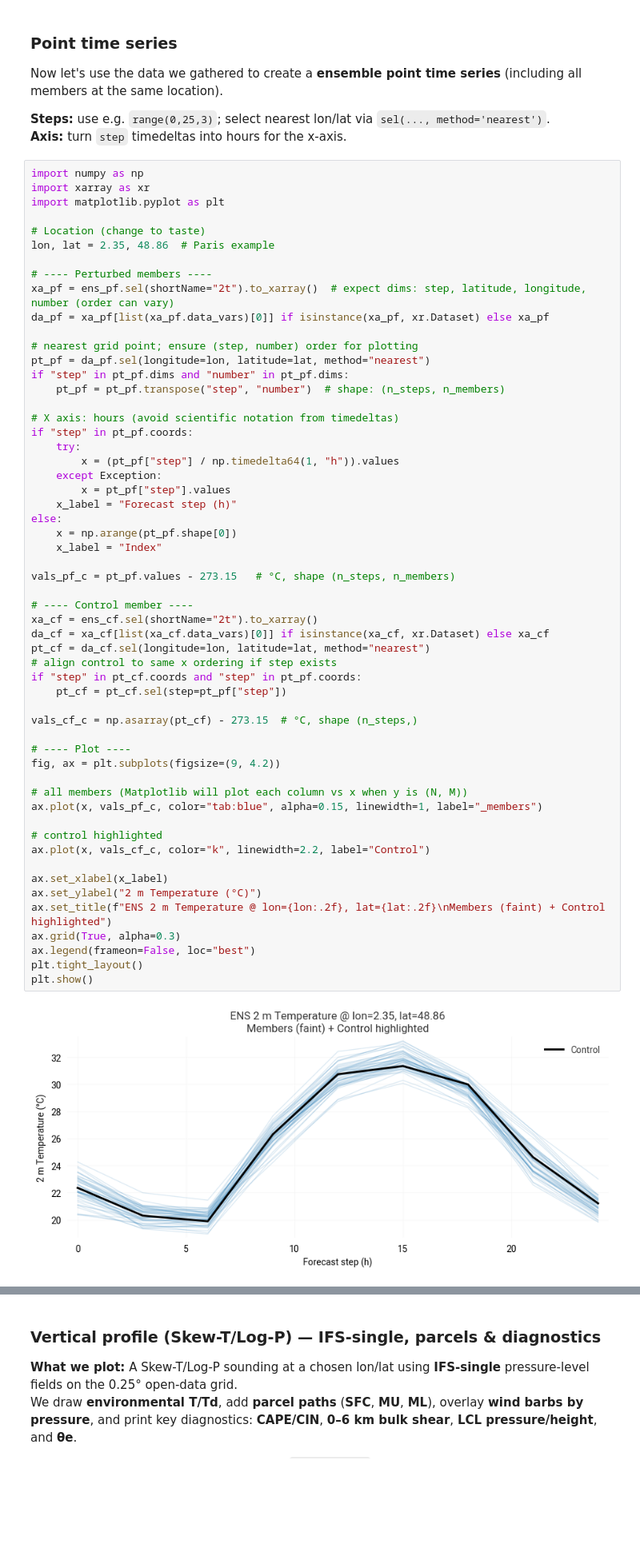
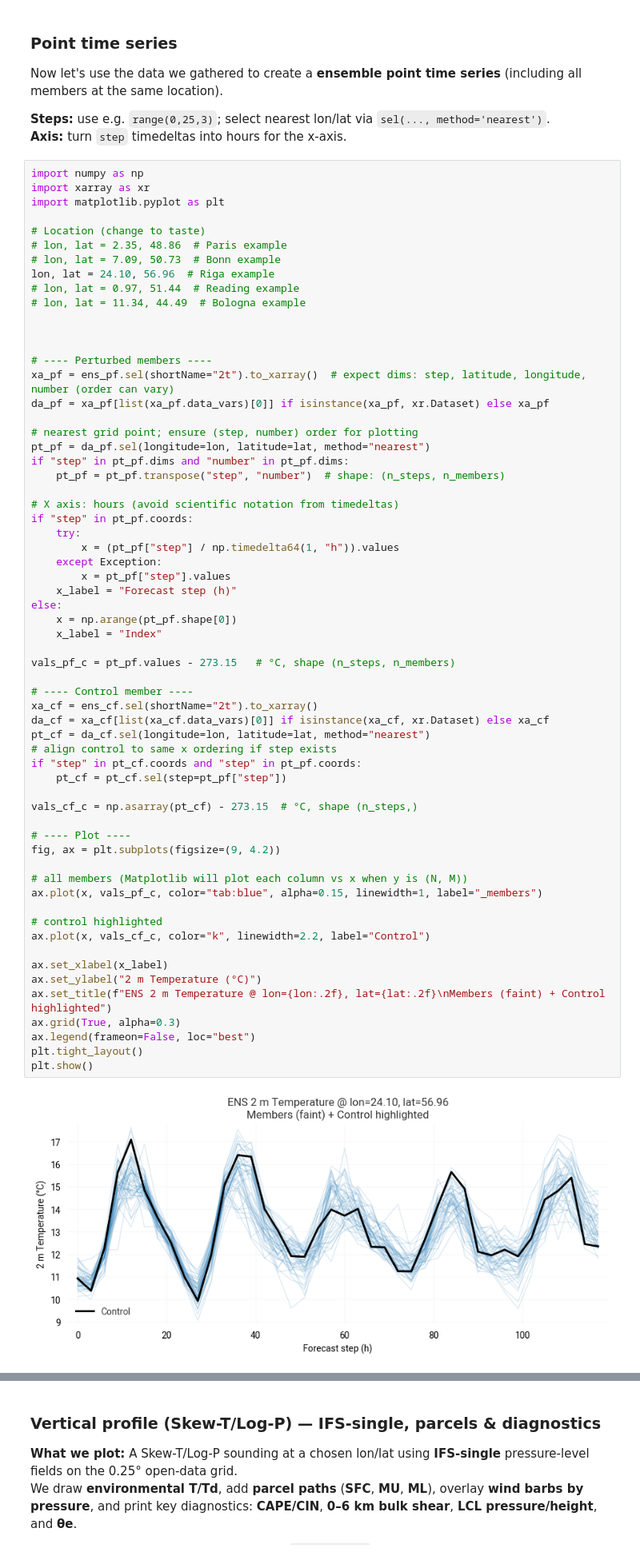
Before and after one commit to valtzen/demo, a Jupyter notebook: notebooks/ecmwf_open_data_advanced_2.ipynb, the cells around one changed output, grey strips where cells are left out. Shown at 80% size. Drawn from its saved outputs; the diff is of its cells as text; blank space fills up the shorter version.

```diff
--- a/notebooks/ecmwf_open_data_advanced_2.ipynb
+++ b/notebooks/ecmwf_open_data_advanced_2.ipynb
@@ -796,7 +811,13 @@ import xarray as xr
 import matplotlib.pyplot as plt
 
 # Location (change to taste)
-lon, lat = 2.35, 48.86  # Paris example
+# lon, lat = 2.35, 48.86  # Paris example
+# lon, lat = 7.09, 50.73  # Bonn example
+lon, lat = 24.10, 56.96  # Riga example
+# lon, lat = 0.97, 51.44  # Reading example
+# lon, lat = 11.34, 44.49  # Bologna example
+
+
 
 # ---- Perturbed members ----
 xa_pf = ens_pf.sel(shortName="2t").to_xarray()  # expect dims: step, latitude, longitude, number (order can vary)
@@ -820,34 +841,34 @@ else:
 
 vals_pf_c = pt_pf.values - 273.15   # °C, shape (n_steps, n_members)
 
 # ---- Control member ----
 xa_cf = ens_cf.sel(shortName="2t").to_xarray()
 da_cf = xa_cf[list(xa_cf.data_vars)[0]] if isinstance(xa_cf, xr.Dataset) else xa_cf
 pt_cf = da_cf.sel(longitude=lon, latitude=lat, method="nearest")
 # align control to same x ordering if step exists
 if "step" in pt_cf.coords and "step" in pt_pf.coords:
     pt_cf = pt_cf.sel(step=pt_pf["step"])
 
 vals_cf_c = np.asarray(pt_cf) - 273.15  # °C, shape (n_steps,)
 
 # ---- Plot ----
 fig, ax = plt.subplots(figsize=(9, 4.2))
 
 # all members (Matplotlib will plot each column vs x when y is (N, M))
 ax.plot(x, vals_pf_c, color="tab:blue", alpha=0.15, linewidth=1, label="_members")
 
 # control highlighted
 ax.plot(x, vals_cf_c, color="k", linewidth=2.2, label="Control")
 
 ax.set_xlabel(x_label)
 ax.set_ylabel("2 m Temperature (°C)")
 ax.set_title(f"ENS 2 m Temperature @ lon={lon:.2f}, lat={lat:.2f}\nMembers (faint) + Control highlighted")
 ax.grid(True, alpha=0.3)
 ax.legend(frameon=False, loc="best")
 plt.tight_layout()
 plt.show()
 # %% [output]
-[figure, old version]
+[figure, new version]
 # %% [markdown]
 ### Vertical profile — retrieval (IFS-single, pressure levels)
 
```
Also changed, not shown: parts of 16 cells of this notebook, 3 other files.
